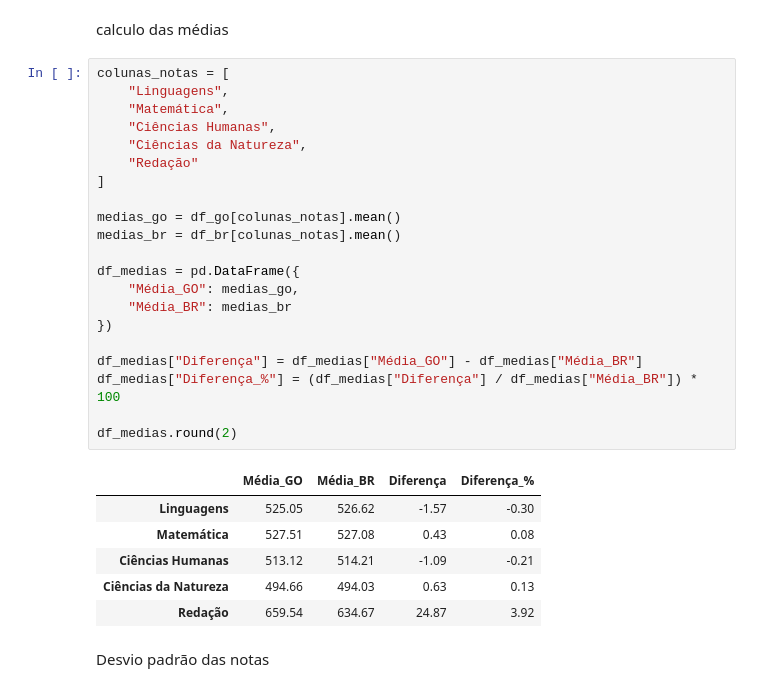
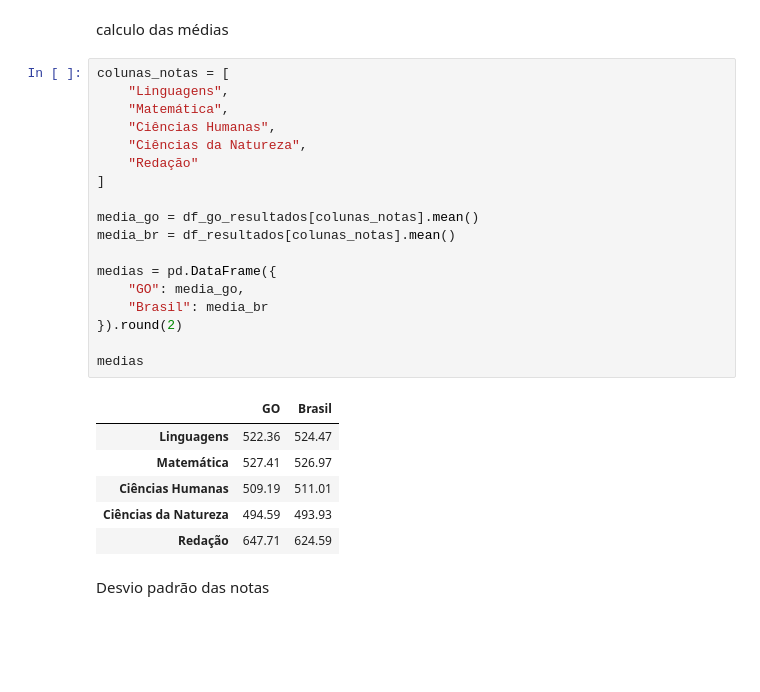
Before and after one commit to Lanzitow/enem-goias-data-analysis, a Jupyter notebook: notebooks/enem_goias_analise.ipynb, the cells around one changed output. Drawn from its saved outputs; the diff is of its cells as text; blank space fills up the shorter version.

Commit message:
Atualizando análise ENEM GO vs Brasil e EDA

```diff
--- a/notebooks/enem_goias_analise.ipynb
+++ b/notebooks/enem_goias_analise.ipynb
@@ -230,31 +214,28 @@ calculo das médias
 # %%
 colunas_notas = [
     "Linguagens",
     "Matemática",
     "Ciências Humanas",
     "Ciências da Natureza",
     "Redação"
 ]
 
-medias_go = df_go[colunas_notas].mean()
-medias_br = df_br[colunas_notas].mean()
+media_go = df_go_resultados[colunas_notas].mean()
+media_br = df_resultados[colunas_notas].mean()
 
-df_medias = pd.DataFrame({
-    "Média_GO": medias_go,
-    "Média_BR": medias_br
-})
+medias = pd.DataFrame({
+    "GO": media_go,
+    "Brasil": media_br
+}).round(2)
 
-df_medias["Diferença"] = df_medias["Média_GO"] - df_medias["Média_BR"]
-df_medias["Diferença_%"] = (df_medias["Diferença"] / df_medias["Média_BR"]) * 100
-
-df_medias.round(2)
+medias
 # %% [output]
-|  | Média_GO | Média_BR | Diferença | Diferença_% |
-| Linguagens | 525.05 | 526.62 | -1.57 | -0.30 |
-| Matemática | 527.51 | 527.08 | 0.43 | 0.08 |
-| Ciências Humanas | 513.12 | 514.21 | -1.09 | -0.21 |
-| Ciências da Natureza | 494.66 | 494.03 | 0.63 | 0.13 |
-| Redação | 659.54 | 634.67 | 24.87 | 3.92 |
+|  | GO | Brasil |
+| Linguagens | 522.36 | 524.47 |
+| Matemática | 527.41 | 526.97 |
+| Ciências Humanas | 509.19 | 511.01 |
+| Ciências da Natureza | 494.59 | 493.93 |
+| Redação | 647.71 | 624.59 |
 # %% [markdown]
 Desvio padrão das notas
 # %%
```
Also changed, not shown: parts of 24 cells of this notebook.
